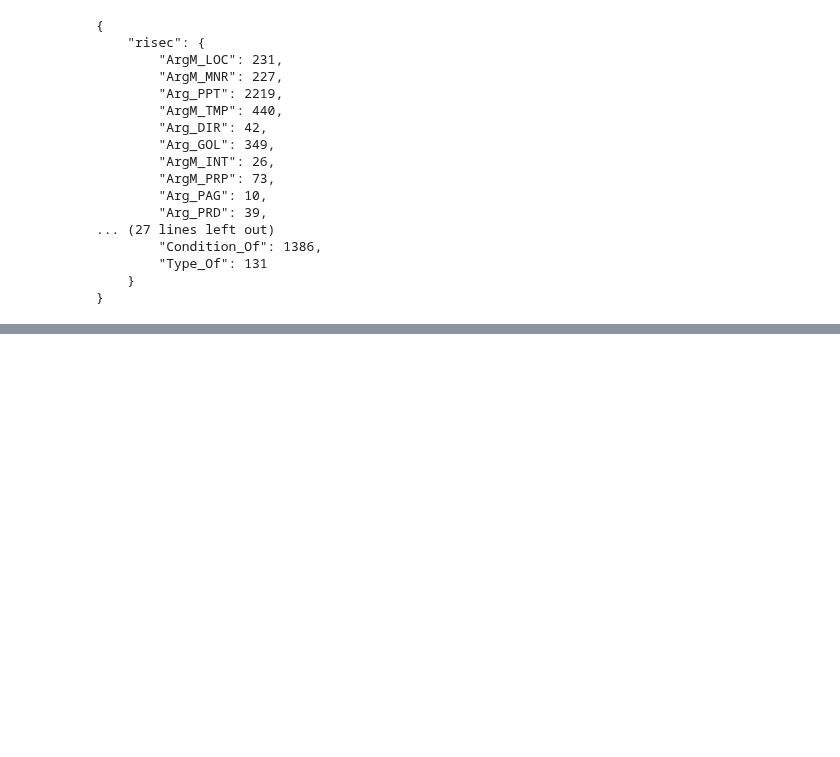
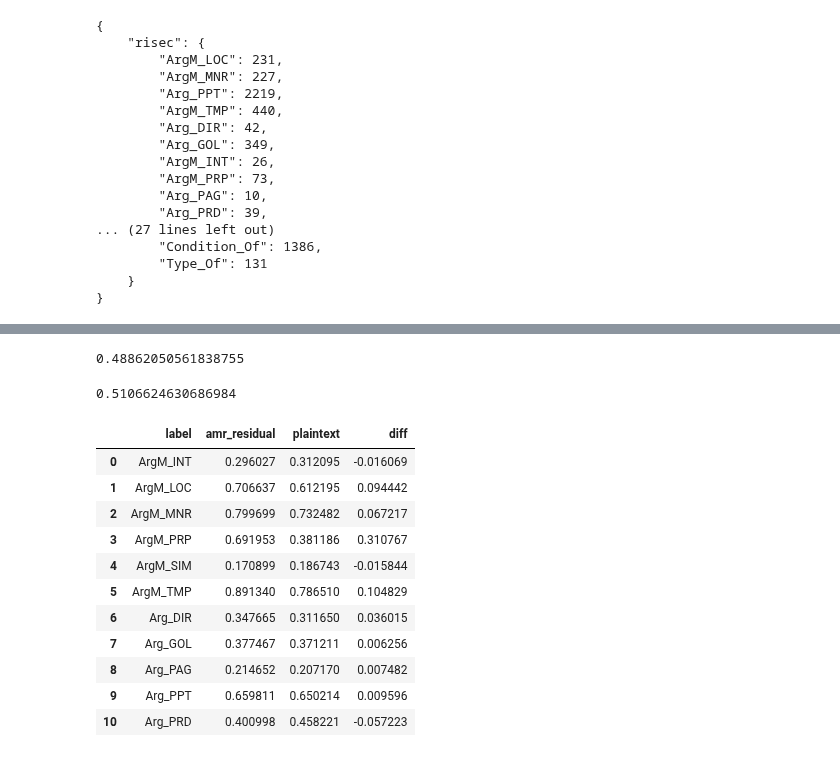
Before and after one commit to ShoRit/flow_graphs, a Jupyter notebook: code/analysis_notebooks/amr_correlation_analysis.ipynb, the cells around one changed output, grey strips where cells are left out. Drawn from its saved outputs; the diff is of its cells as text; code cells hidden in the pictures; blank space fills up the shorter version.

```diff
--- a/code/analysis_notebooks/amr_correlation_analysis.ipynb
+++ b/code/analysis_notebooks/amr_correlation_analysis.ipynb
@@ -14,6 +30,9 @@ from torch_geometric.utils import to_networkx
 from transformers import AutoTokenizer
 
 from amr.inspection import get_type_paths_for_relation
+# %%
+pd.set_option("display.max_columns", None)
+pd.set_option("display.max_rows", None)
 # %%
 datasets = ["risec", "japflow", "mscorpus"]
 # %%
@@ -170,0 +209,8 @@ dict_keys(['ArgM_LOC', 'ArgM_MNR', 'Arg_PPT', 'ArgM_TMP', 'Arg_DIR', 'Arg_GOL',
+# %%
+kl_divergence(unigram_counters["mscorpus"]["train"]["ALL"], unigram_counters["risec"]["test"]["ArgM_INT"])
+# %% [output]
+0.48862050561838755
+# %%
+kl_divergence(unigram_counters["mscorpus"]["train"]["ALL"], unigram_counters["risec"]["test"]["ArgM_LOC"])
+# %% [output]
+0.5106624630686984
@@ -170,0 +231,18 @@ dict_keys(['ArgM_LOC', 'ArgM_MNR', 'Arg_PPT', 'ArgM_TMP', 'Arg_DIR', 'Arg_GOL',
+# %%
+msc_risec_df = pd.read_csv("mscorpus_risec_50.csv")
+msc_risec_df["label"] = msc_risec_df["label"].str.replace("_f1", "")
+msc_risec_df["diff"] = msc_risec_df["amr_residual"] - msc_risec_df["plaintext"]
+msc_risec_df
+# %% [output]
+|  | label | amr_residual | plaintext | diff |
+| 0 | ArgM_INT | 0.296027 | 0.312095 | -0.016069 |
+| 1 | ArgM_LOC | 0.706637 | 0.612195 | 0.094442 |
+| 2 | ArgM_MNR | 0.799699 | 0.732482 | 0.067217 |
+| 3 | ArgM_PRP | 0.691953 | 0.381186 | 0.310767 |
+| 4 | ArgM_SIM | 0.170899 | 0.186743 | -0.015844 |
+| 5 | ArgM_TMP | 0.891340 | 0.786510 | 0.104829 |
+| 6 | Arg_DIR | 0.347665 | 0.311650 | 0.036015 |
+| 7 | Arg_GOL | 0.377467 | 0.371211 | 0.006256 |
+| 8 | Arg_PAG | 0.214652 | 0.207170 | 0.007482 |
+| 9 | Arg_PPT | 0.659811 | 0.650214 | 0.009596 |
+| 10 | Arg_PRD | 0.400998 | 0.458221 | -0.057223 |
```
Also changed, not shown: parts of 19 cells of this notebook, 2 other files.
